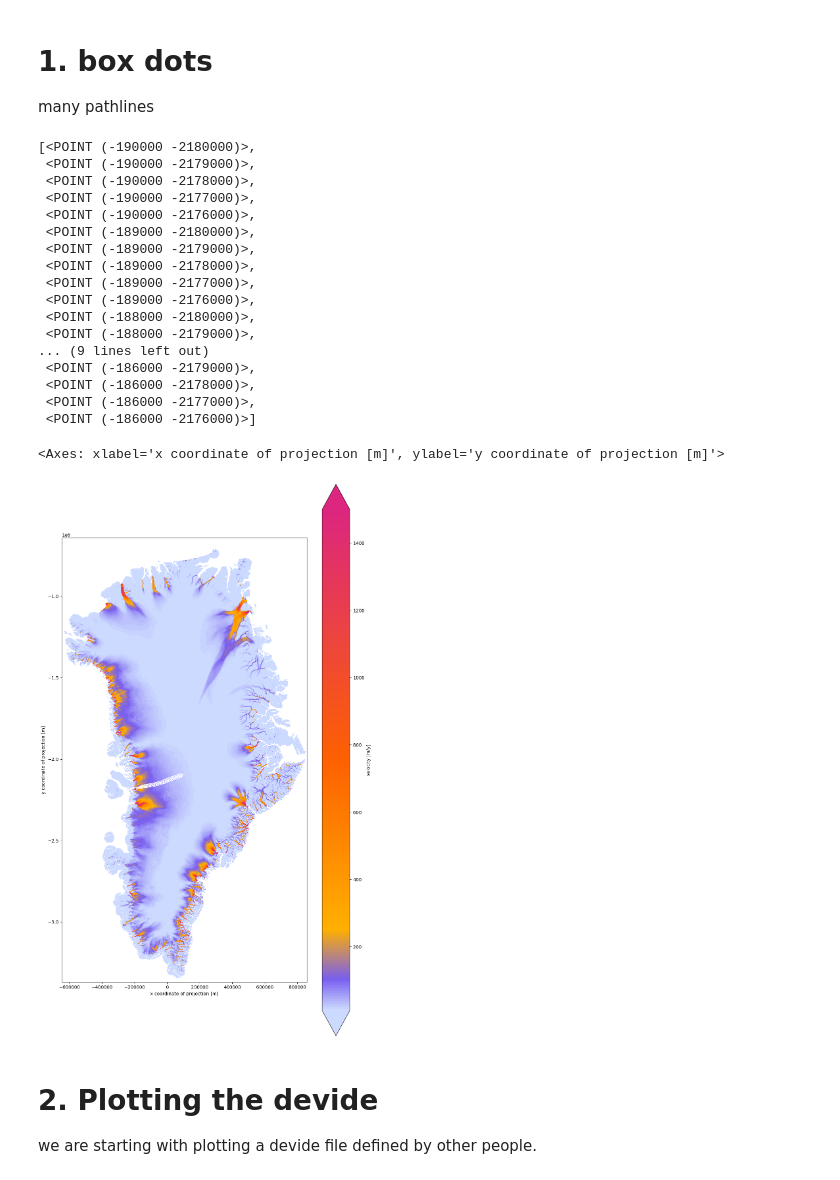
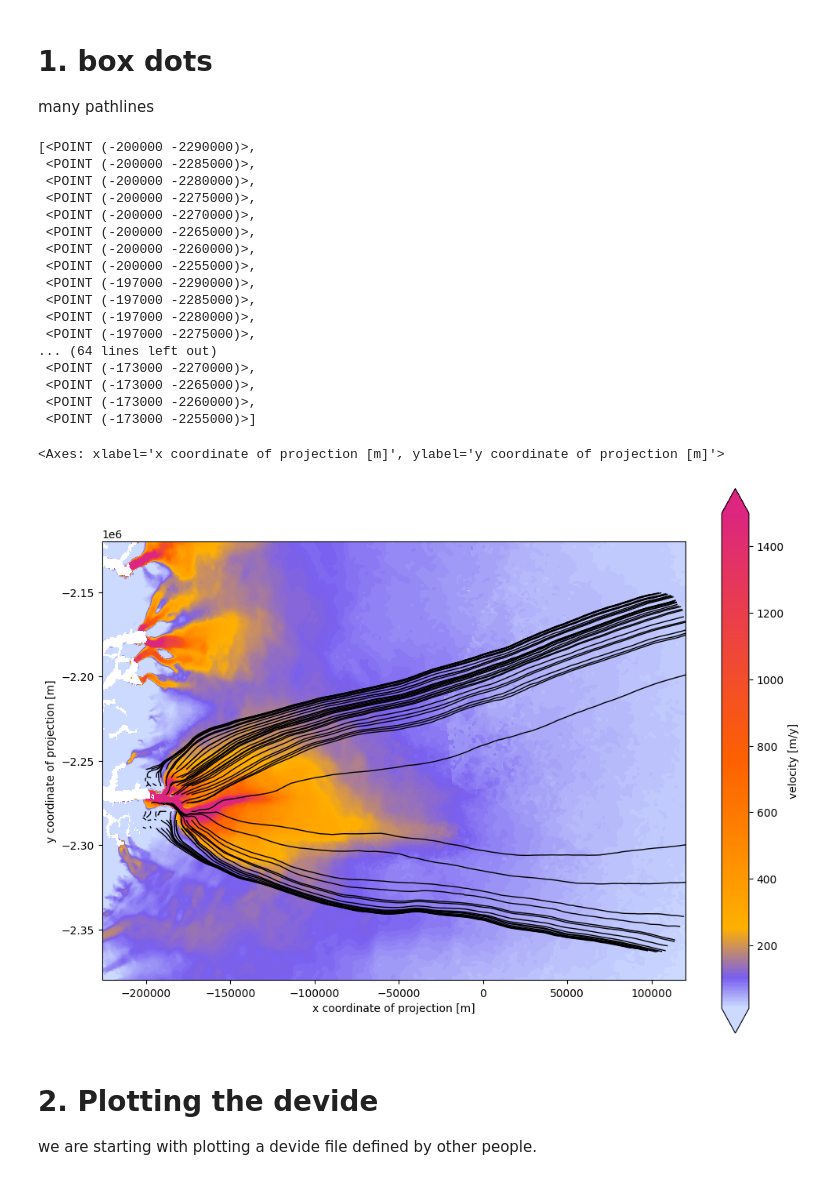
Before and after one commit to pism/glacier-flow-tools, a Jupyter notebook: notebooks/Uncertainties_Mass_Accounting-Kuba3.ipynb, the cells around one changed output. Drawn from its saved outputs; the diff is of its cells as text; code cells hidden in the pictures.

```diff
--- a/notebooks/Uncertainties_Mass_Accounting-Kuba3.ipynb
+++ b/notebooks/Uncertainties_Mass_Accounting-Kuba3.ipynb
@@ -53,15 +57,25 @@ Jakobshavn Isbrae (Sermeq Kujalleq): Point(-188_000, -2_255_000), Point(-182_000
 Alanngorliup Sermia: Point(-207_707, -2_297_501), Point(-210_029, -2_298_538)
 Saqqarliup Sermia: Point(-212_792, -2_299_682), Point(-216_082, -2_300_840)
 # %%
-hmin = 0.1
-hmax = 10.0
-tol = 1
+hmin = 0.05
+hmax = 5
+tol = 0.5
 start_time = 0
-end_time = 100_000
-starting_points = [ Point(-188_000, -2_255_000), Point(-182_000, -2_290_000)
+end_time = 5_000
+v_threshold = 10
+starting_points = [
+                    Point(-207_866, -2_130_574), Point(-204_720, -2_134_735),
+                    Point(-202_117, -2_169_076), Point(-198_585, -2_170_854),
+                    Point(-195_787, -2_178_044), Point(-195_955, -2_182_912),
+                    Point(-204_906, -2_187_504), Point(-202_368, -2_189362),
+                    Point(-200_634, -2_199_949), Point(-199_582, -2_201_002),
+                    Point(-209_541, -2_249_128), Point(-208_250, -2_249_698),
+                    Point(-188_528, -2_264_310), Point(-185_980, -2_276_618),
+                    Point(-207_707, -2_297_501), Point(-210_029, -2_298_538),
+                    Point(-212_792, -2_299_682), Point(-216_082, -2_300_840)
 ]
 
-ds = xr.open_dataset("data/GRE_G0240_0000.nc")
+ds = xr.open_dataset("data/its_live_jak.nc")
 Vx = np.squeeze(ds["vx"].to_numpy())
 Vy = np.squeeze(ds["vy"].to_numpy())
 
@@ -88,6 +102,7 @@ for _, df in starting_points_df.iterrows():
         end_time=end_time,
         notebook=True,
         progress=True,
+        v_threshold = v_threshold
     )
     pathlines.append(pathline)
 # %%
@@ -214,39 +234,39 @@ CW
 # 1. box dots
 many pathlines
 # %%
-x_coord = list(range(-190_000, -185_000, 1000))
-y_coord = list(range(-2_180_000, -2_175_000, 1000))
+x_coord = list(range(-200_000, -170_000, 3000))
+y_coord = list(range(-2_290_000, -2_250_000, 5000))
 box_points = []
 for i in range(0,len(x_coord)):
     for j in range(0,len(y_coord)):
         box_points += [Point(x_coord[i],y_coord[j])]
 box_points
 # %% [output]
-[<POINT (-190000 -2180000)>,
- <POINT (-190000 -2179000)>,
- <POINT (-190000 -2178000)>,
- <POINT (-190000 -2177000)>,
- <POINT (-190000 -2176000)>,
- <POINT (-189000 -2180000)>,
- <POINT (-189000 -2179000)>,
- <POINT (-189000 -2178000)>,
- <POINT (-189000 -2177000)>,
- <POINT (-189000 -2176000)>,
- <POINT (-188000 -2180000)>,
- <POINT (-188000 -2179000)>,
-... (9 lines left out)
- <POINT (-186000 -2179000)>,
- <POINT (-186000 -2178000)>,
- <POINT (-186000 -2177000)>,
- <POINT (-186000 -2176000)>]
+[<POINT (-200000 -2290000)>,
+ <POINT (-200000 -2285000)>,
+ <POINT (-200000 -2280000)>,
+ <POINT (-200000 -2275000)>,
+ <POINT (-200000 -2270000)>,
+ <POINT (-200000 -2265000)>,
+ <POINT (-200000 -2260000)>,
+ <POINT (-200000 -2255000)>,
+ <POINT (-197000 -2290000)>,
+ <POINT (-197000 -2285000)>,
+ <POINT (-197000 -2280000)>,
+ <POINT (-197000 -2275000)>,
+... (64 lines left out)
+ <POINT (-173000 -2270000)>,
+ <POINT (-173000 -2265000)>,
+ <POINT (-173000 -2260000)>,
+ <POINT (-173000 -2255000)>]
 # %%
-hmin = 0.0001
+hmin = 0.01
 hmax = 25.0
 tol = 1
 start_time = 0
 end_time = 5_000
 
-ds = xr.open_dataset("data/GRE_G0240_0000.nc")
+ds = xr.open_dataset("data/its_live_jak.nc")
 Vx = np.squeeze(ds["vx"].to_numpy())
 Vy = np.squeeze(ds["vy"].to_numpy())
 
@@ -295,18 +315,18 @@ result = pd.concat(
 # %%
 ratio = (y.max() - y.min()) / (x.max() - x.min())
 fig, ax = plt.subplots(1, figsize=(12, 12 * ratio))
 ds["v"].plot(ax=ax, cmap="speed_colorblind", vmin=10, vmax=1500)
 result.plot(markersize=25,
-            color="w",
+            color="black",
             legend=False,
             missing_kwds={},
             ax=ax,
             edgecolors="k",
-            linewidths=0.5,
+            linewidths=1,
 )
 # %% [output]
 <Axes: xlabel='x coordinate of projection [m]', ylabel='y coordinate of projection [m]'>
-[figure, old version]
+[figure, new version]
 # %% [markdown]
 # 2. Plotting the devide
 we are starting with plotting a devide file defined by other people.
```
Also changed, not shown: parts of 56 cells of this notebook, 7 other files.
